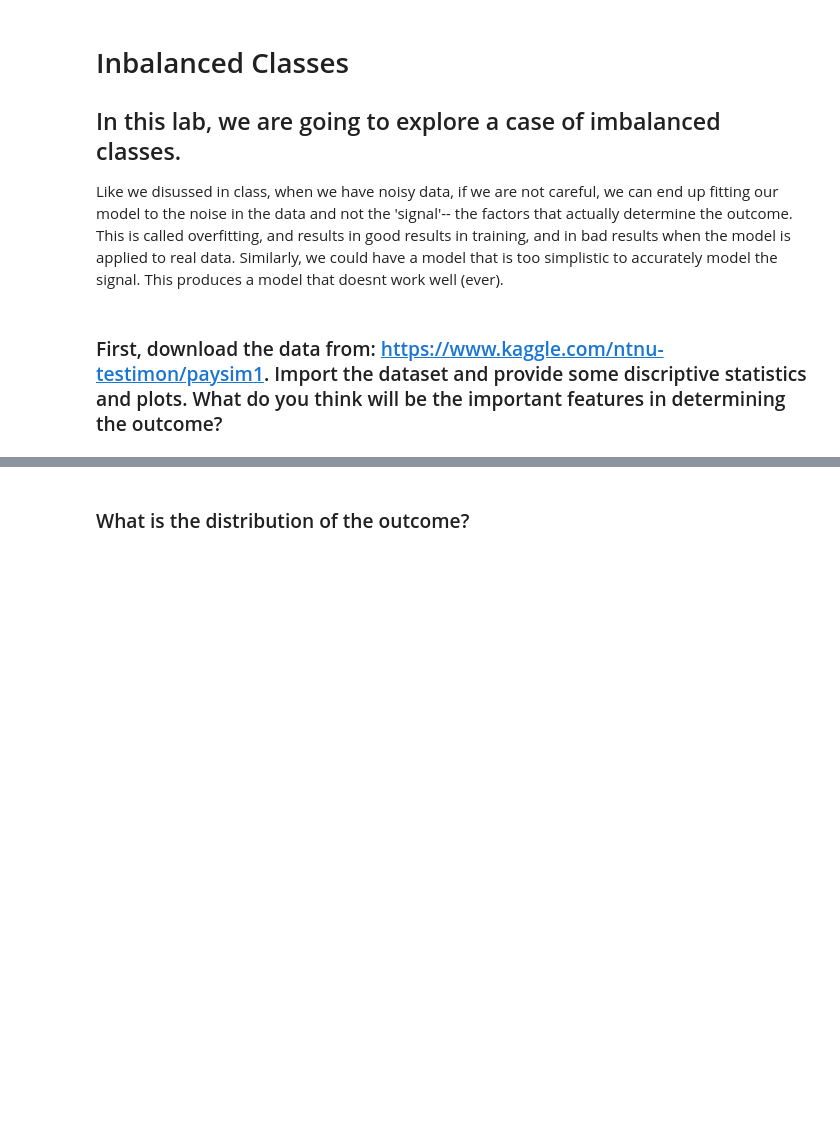
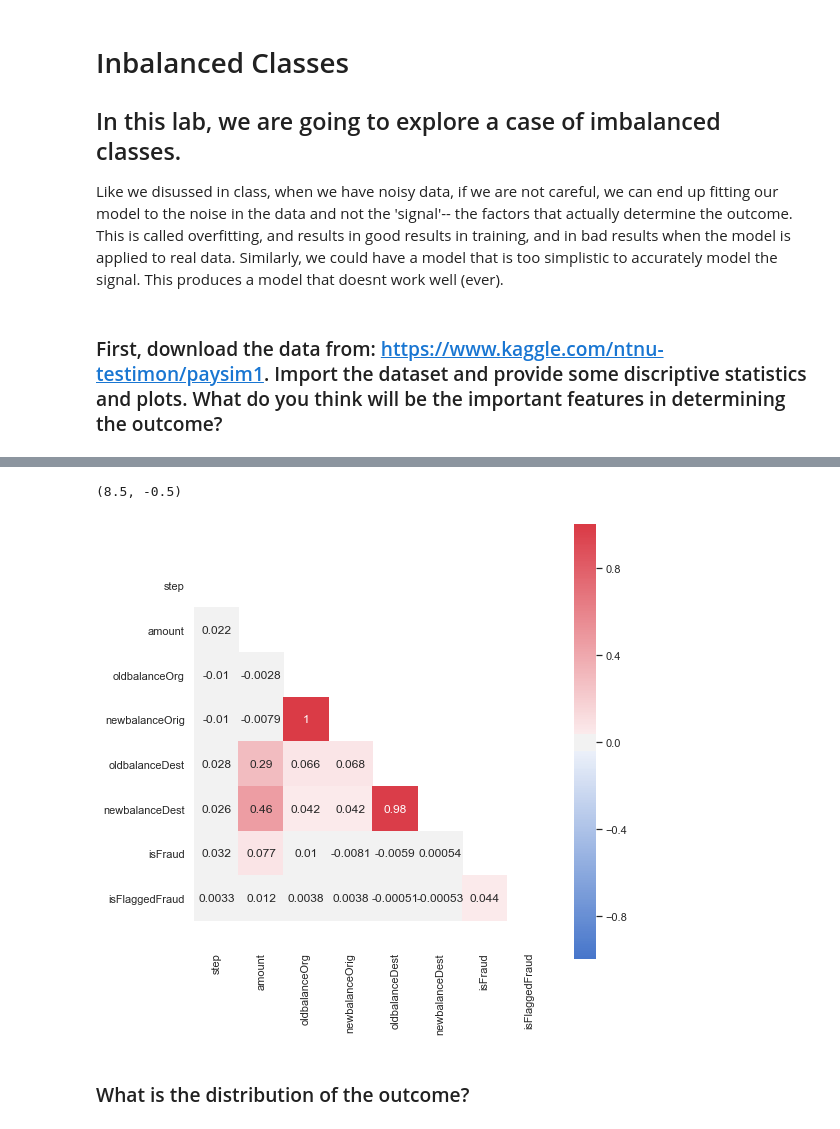
Before and after one commit to ta-datapt-bcn/lab-unbalance, a Jupyter notebook: your-code/lab_inbalance.ipynb, the cells around one changed output, grey strips where cells are left out. Saved outputs shown, nothing was run; the diff lists cells and outputs as text; code cells hidden in the pictures; blank space fills up the shorter version.

```diff
--- a/your-code/lab_inbalance.ipynb
+++ b/your-code/lab_inbalance.ipynb
@@ -8,3 +16,6 @@ Like we disussed in class, when we have noisy data, if we are not careful, we ca
 ### First, download the data from: https://www.kaggle.com/ntnu-testimon/paysim1. Import the dataset and provide some discriptive statistics and plots. What do you think will be the important features in determining the outcome?
 # %%
 # Your code here
+
+fraud = pd.read_csv('../data/PS_20174392719_1491204439457_log.csv')
+fraud.head()
@@ -11,2 +74,23 @@ Like we disussed in class, when we have noisy data, if we are not careful, we ca
+# %%
+# Correlation Matrix Heatmap Visualization
+sns.set(style="white")
+# Generate a mask for the upper triangle
+mask = np.zeros_like(fraud.corr(), dtype=np.bool)
+mask[np.triu_indices_from(mask)] = True
+# Set up the matplotlib figure to control size of heatmap
+fig, ax = plt.subplots(figsize=(8,8))
+# Create a custom color palette
+cmap = sns.diverging_palette(255, 10, as_cmap=True)  # as_cmap returns a matplotlib colormap object rather than a list of colors
+# Red=10, Green=128, Blue=255
+# Plot the heatmap
+sns.heatmap(fraud.corr(), mask=mask, annot=True, square=True, cmap=cmap , vmin=-1, vmax=1, ax=ax)  # annot display corr label
+# Prevent Heatmap Cut-Off Issue
+bottom, top = ax.get_ylim()
+ax.set_ylim(bottom+0.5, top-0.5)
+
+# There are not strong correlation between isFraud and the other variables
+# %% [output]
+(8.5, -0.5)
+[figure, added]
 # %% [markdown]
 ### What is the distribution of the outcome?
```
Also changed, not shown: parts of 18 cells of this notebook.
